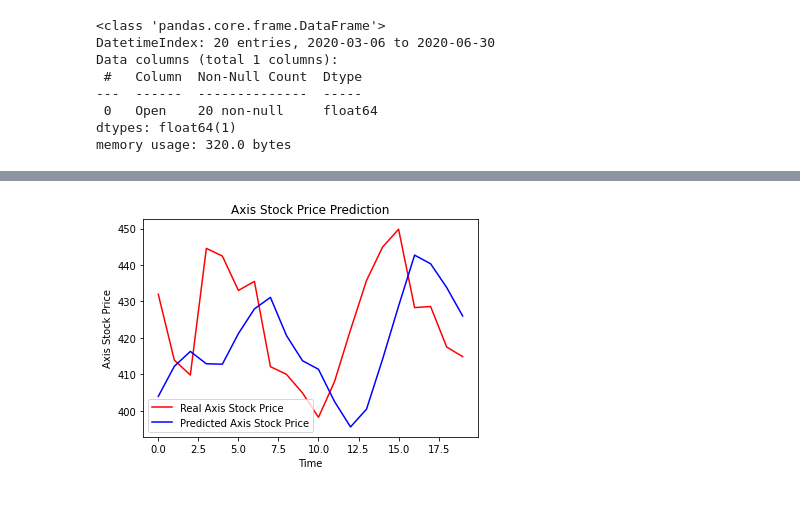
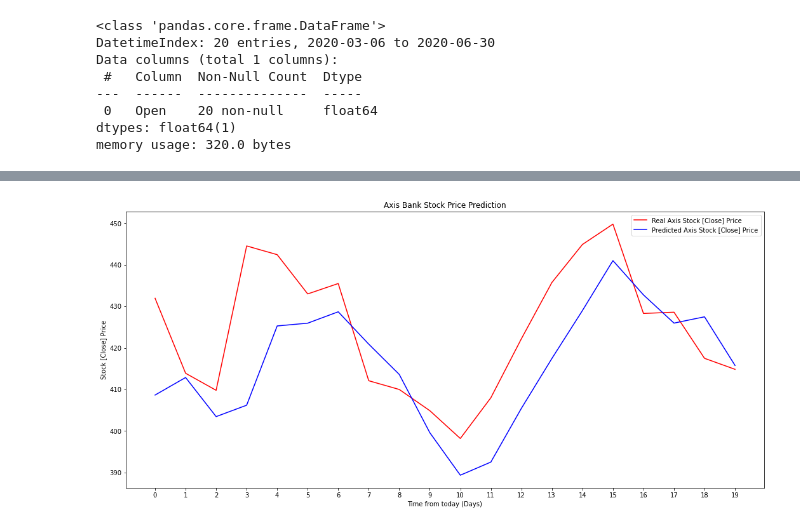
Before and after one commit to thecodelearner/python, a Jupyter notebook: Stock_Market_Axis.ipynb, the cells around one changed output, grey strips where cells are left out. Cells and saved outputs as stored; diff of their text form; code cells hidden in the pictures; blank space fills up the shorter version.

```diff
--- a/Stock_Market_Axis.ipynb
+++ b/Stock_Market_Axis.ipynb
@@ -159,7 +179,7 @@ regressor.add(LSTM(units = 50, return_sequences = True, input_shape = (X_train.s
 regressor.add(Dropout(0.2))
 
 # Adding a second LSTM layer and some Dropout regularisation
-regressor.add(LSTM(units = 50, return_sequences = True))
+regressor.add(LSTM(units = 50, return_sequences = True, ))
 regressor.add(Dropout(0.2))
 
 # Adding a third LSTM layer and some Dropout regularisation
@@ -201,6 +221,6 @@ Epoch 100/100
 # Part 3 - Making the predictions and visualising the results
 
 # Getting the real stock price of 2017
-dataset_test = pd.read_csv('/axis_test.csv',index_col="Date", parse_dates=True)
+dataset_test = pd.read_csv(test_csv_file, index_col="Date", parse_dates=True)
 # %%
 real_stock_price = dataset_test.iloc[:, 1:2].values
@@ -231,7 +272,7 @@ Data columns (total 5 columns):
 dtypes: float64(4), int64(1)
 memory usage: 960.0 bytes
 # %%
-# dataset_test["Volume"] = dataset_test["Volume"].str.replace(',', '').astype(float)
+dataset_test["Volume"] = dataset_test["Volume"].str.replace(',', '').astype(float)
 # %%
 test_set=dataset_test['Open']
 test_set=pd.DataFrame(test_set)
@@ -248,7 +302,7 @@ dtypes: float64(1)
 memory usage: 320.0 bytes
 # %%
 # Getting the predicted stock price of 2020
-dataset_total = pd.concat((dataset['Open'], dataset_test['Open']), axis = 0)
+dataset_total = pd.concat((dataset['Close'], dataset_test['Close']), axis = 0)
 inputs = dataset_total[len(dataset_total) - len(dataset_test) - 60:].values
 inputs = inputs.reshape(-1,1)
 inputs = sc.transform(inputs)
@@ -283,12 +337,14 @@ predicted_stock_price.head(20)
 # %%
-
 # Visualising the results
-plt.plot(real_stock_price, color = 'red', label = 'Real Axis Stock Price')
-plt.plot(predicted_stock_price, color = 'blue', label = 'Predicted Axis Stock Price')
-plt.title('Axis Stock Price Prediction')
-plt.xlabel('Time')
-plt.ylabel('Axis Stock Price')
+plt.figure(figsize=(18,8))
+plt.plot(real_stock_price, color = 'red', label = 'Real Axis Stock [Close] Price')
+plt.plot(predicted_stock_price, color = 'blue', label = 'Predicted Axis Stock [Close] Price')
+plt.title('Axis Bank Stock Price Prediction')
+plt.xlabel('Time from today (Days)')
+plt.xticks(np.arange(20))
+# plt.xticks(test_set_dates)
+plt.ylabel('Stock [Close] Price')
 plt.legend()
 plt.show()
 # %% [output]
-[figure, old version]
+[figure, new version]
```
Also changed, not shown: parts of 22 cells of this notebook.
